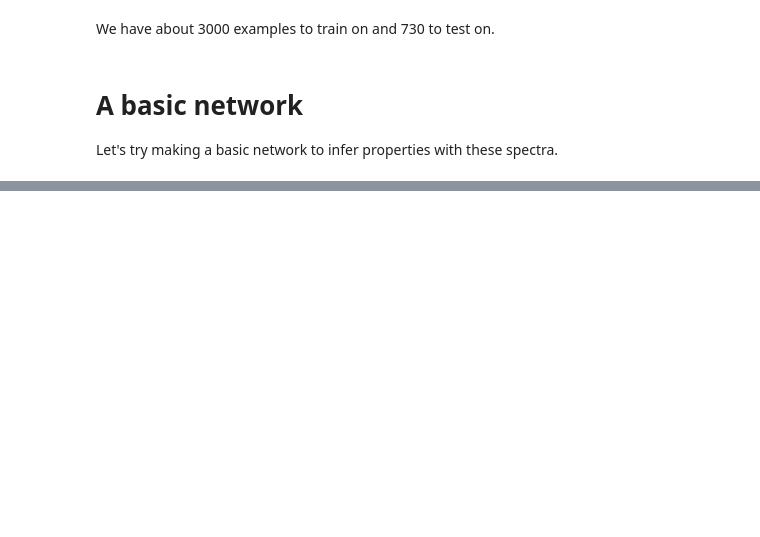
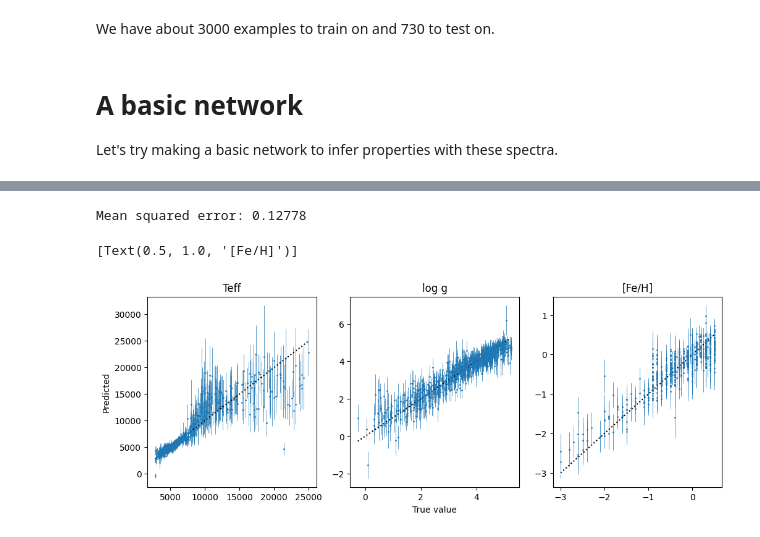
Before and after one commit to czs-school-23/bayesian-ml, a Jupyter notebook: stellar_spectra_example_emily.ipynb, the cells around one changed output, grey strips where cells are left out. Cells and saved outputs as stored; diff of their text form; code cells hidden in the pictures; blank space fills up the shorter version.

```diff
--- a/stellar_spectra_example_emily.ipynb
+++ b/stellar_spectra_example_emily.ipynb
@@ -174,0 +255,19 @@ ax[2].set(title="[Fe/H]")
+# %%
+model = get_model()
+
+model.compile(
+    loss=negative_loglikelihood,  # the KL divergence of every distribution is added on automatically
+    #metrics=[mean_squared_error],
+    optimizer=tf.keras.optimizers.Adam(learning_rate=3e-4),
+    #steps_per_execution=batch_size  # ?
+)
+
+model.fit(
+    x_train,
+    y_train,
+    validation_data=(x_test, y_test),
+    callbacks=[tf.keras.callbacks.EarlyStopping(monitor="val_loss", mode="min", patience=10)],
+    epochs=50,
+    verbose=1,
+    #batch_size=batch_size
+)
@@ -174,0 +293,25 @@ ax[2].set(title="[Fe/H]")
+# %%
+model_distributions = model(x_test)
+means, stds = model_distributions.mean(), model_distributions.stddev()
+
+y_predicted = output_scaler.inverse_transform(means)
+y_error = output_scaler.inverse_transform(means + stds) - y_predicted
+y_targets = output_scaler.inverse_transform(y_test)
+
+print(f"Mean squared error: {np.mean((means - y_test)**2):.5f}")
+# %% [output]
+Mean squared error: 0.12778
+# %%
+fig, ax = plt.subplots(ncols=3, figsize=(12, 4))
+
+for i in range(3):
+    ax[i].errorbar(y_targets[:, i], y_predicted[:, i], fmt='o', ms=1, yerr=y_error[:, i], elinewidth=0.5)
+    min, max = y_targets[:, i].min(), y_targets[:, i].max()
+    ax[i].plot([min, max], [min, max], 'k:')
+
+ax[0].set(title="Teff", ylabel="Predicted")
+ax[1].set(title="log g", xlabel="True value")
+ax[2].set(title="[Fe/H]")
+# %% [output]
+[Text(0.5, 1.0, '[Fe/H]')]
+[figure, added]
```
Also changed, not shown: parts of 13 cells of this notebook.
